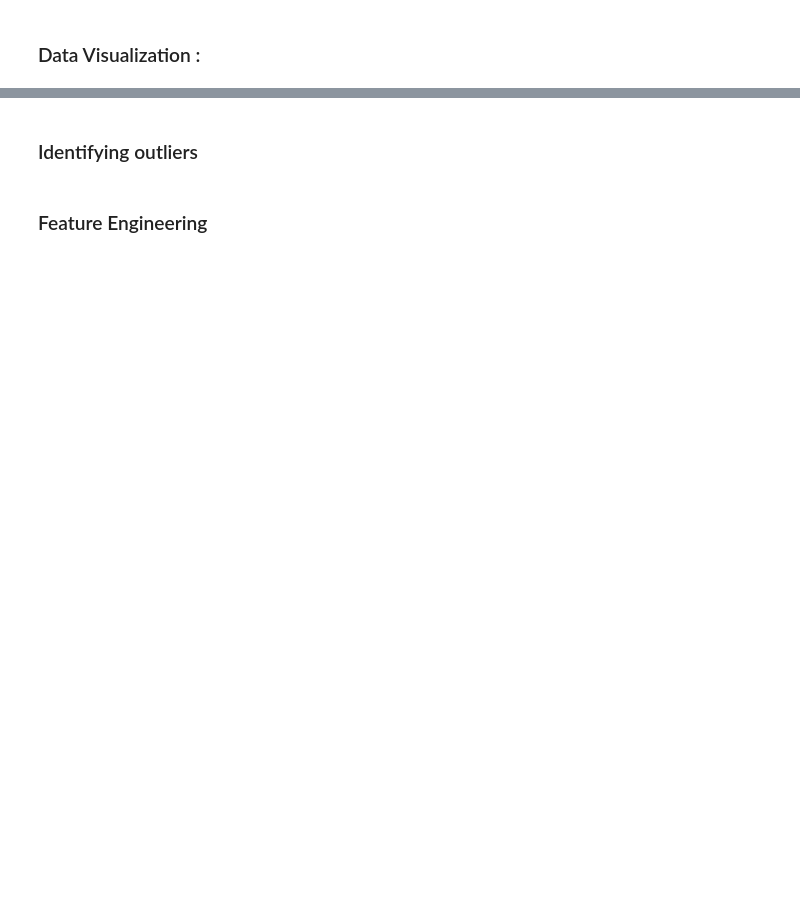
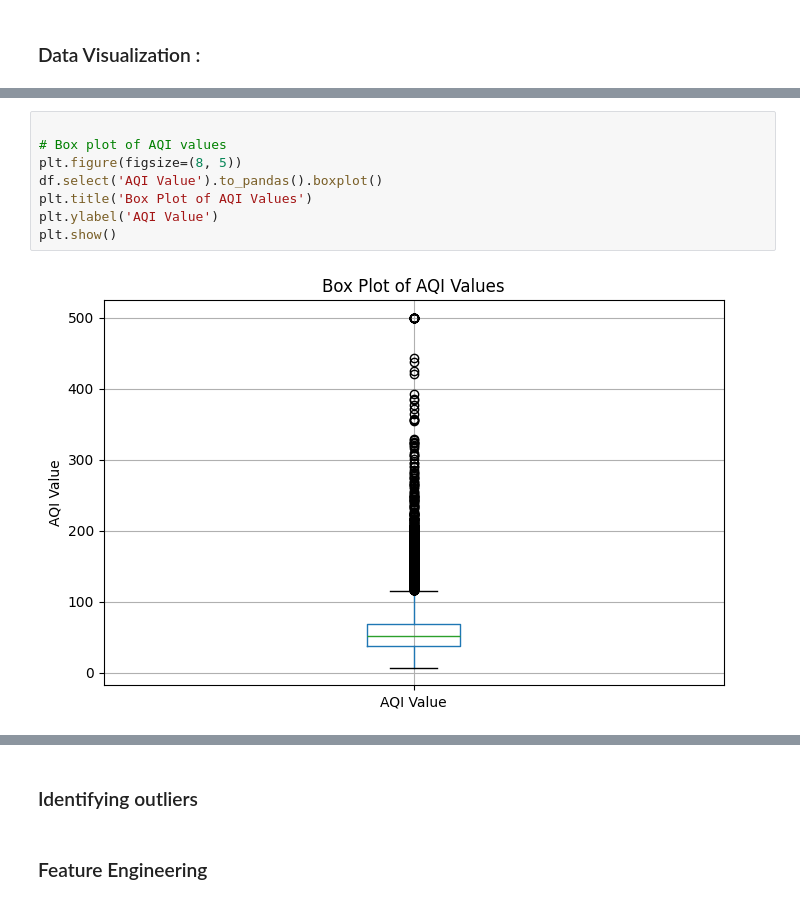
Before and after one commit to Wissemamr/AQI_classification, a Jupyter notebook: src/EDA/explore_data.ipynb, the cells around one changed output, grey strips where cells are left out. Drawn from its saved outputs; the diff is of its cells as text; blank space fills up the shorter version.

```diff
--- a/src/EDA/explore_data.ipynb
+++ b/src/EDA/explore_data.ipynb
@@ -124,0 +341,10 @@ shape: (1, 14)
+# %%
+
+# Box plot of AQI values
+plt.figure(figsize=(8, 5))
+df.select('AQI Value').to_pandas().boxplot()
+plt.title('Box Plot of AQI Values')
+plt.ylabel('AQI Value')
+plt.show()
+# %% [output]
+[figure, added]
```
Also changed, not shown: parts of 22 cells of this notebook.
